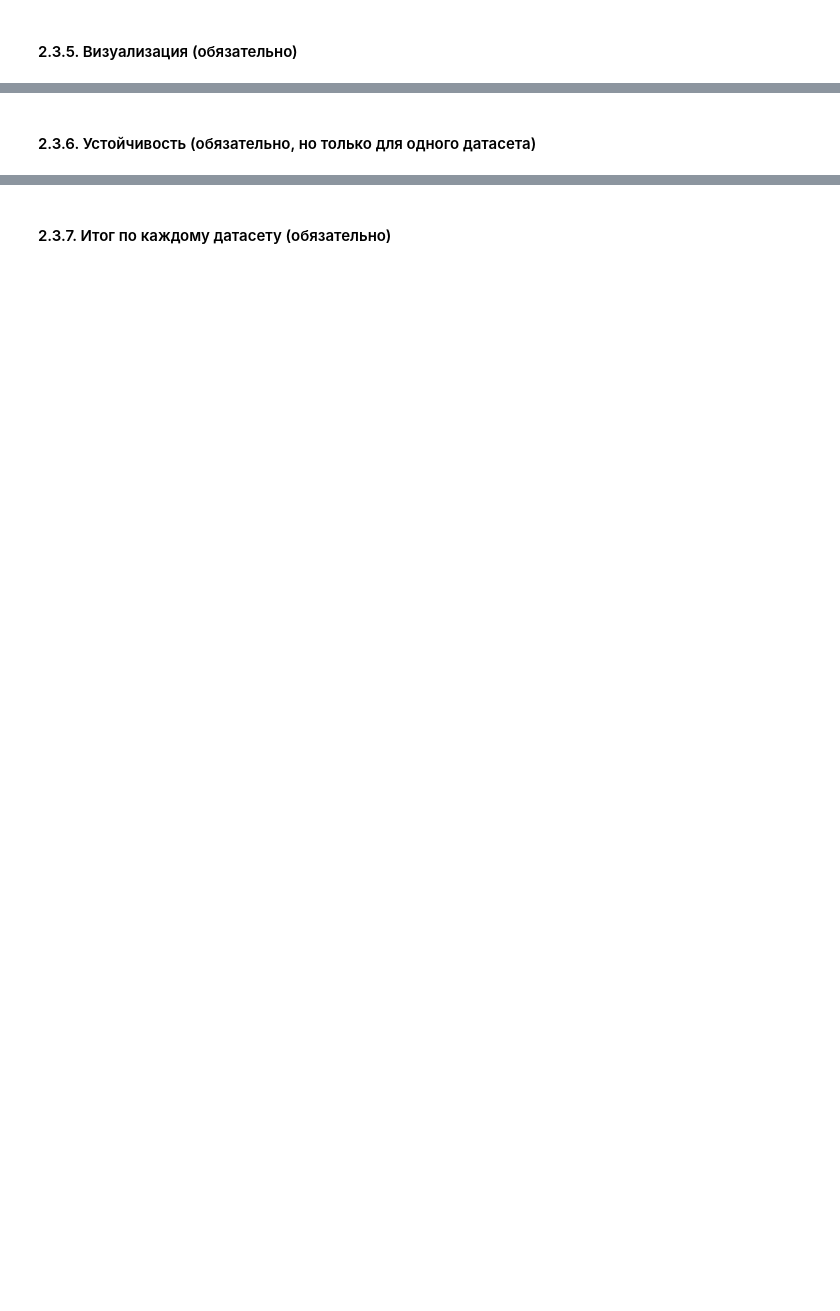
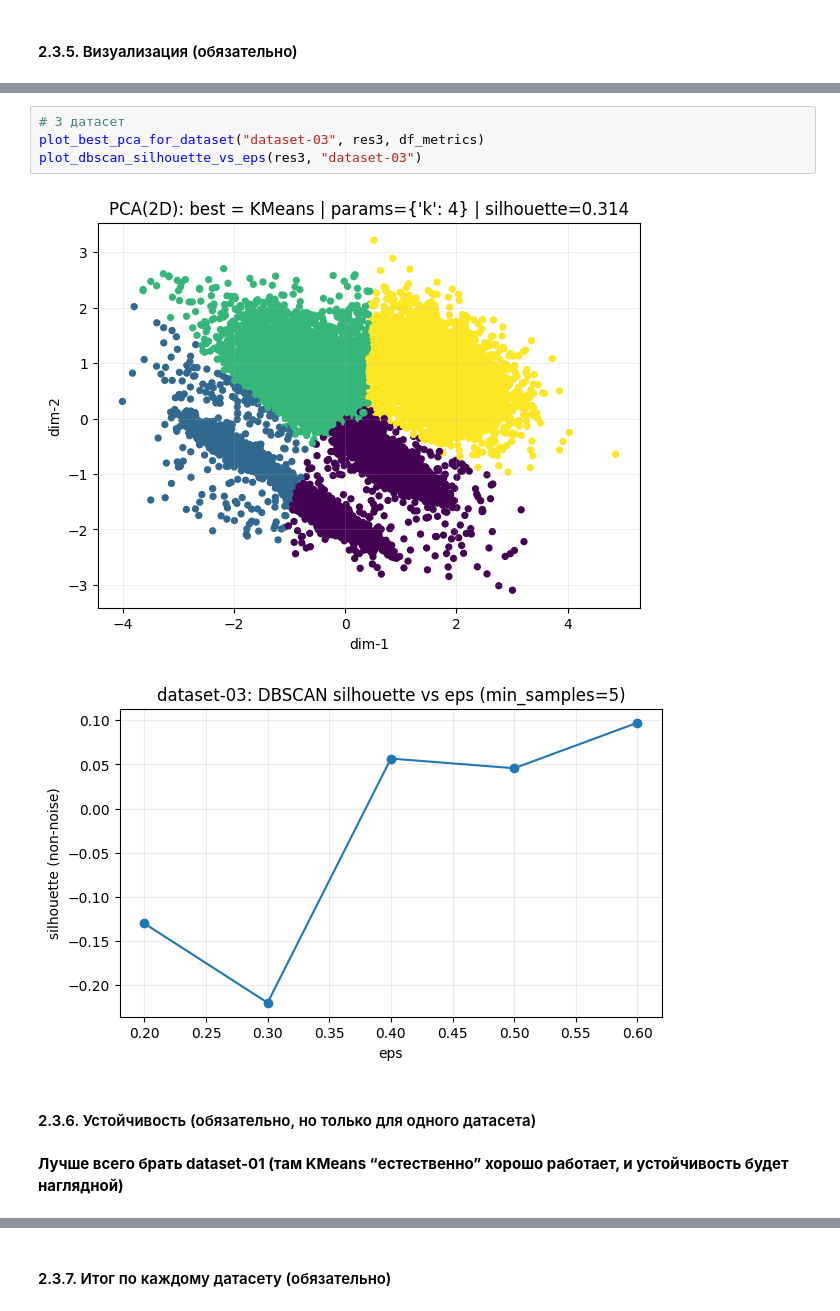
Before and after one commit to Allureeee/allure-aie-lab, a Jupyter notebook: homeworks/HW07/HW07.ipynb, the cells around one changed output, grey strips where cells are left out. Cells and saved outputs as stored; diff of their text form; blank space fills up the shorter version.

Commit message:
Обновлено! Домашняя работа №7

```diff
--- a/homeworks/HW07/HW07.ipynb
+++ b/homeworks/HW07/HW07.ipynb
@@ -470,2 +956,11 @@ sample_id shape: (15000,)
+# %%
+# 3 датасет
+plot_best_pca_for_dataset("dataset-03", res3, df_metrics)
+plot_dbscan_silhouette_vs_eps(res3, "dataset-03")
+# %% [output]
+[figure, added]
+[figure, added]
 # %% [markdown]
 #### 2.3.6. Устойчивость (обязательно, но только для одного датасета)
+# %% [markdown]
+**Лучше всего брать dataset-01 (там KMeans “естественно” хорошо работает, и устойчивость будет наглядной)**
```
Also changed, not shown: parts of 30 cells of this notebook, 12 other files.
